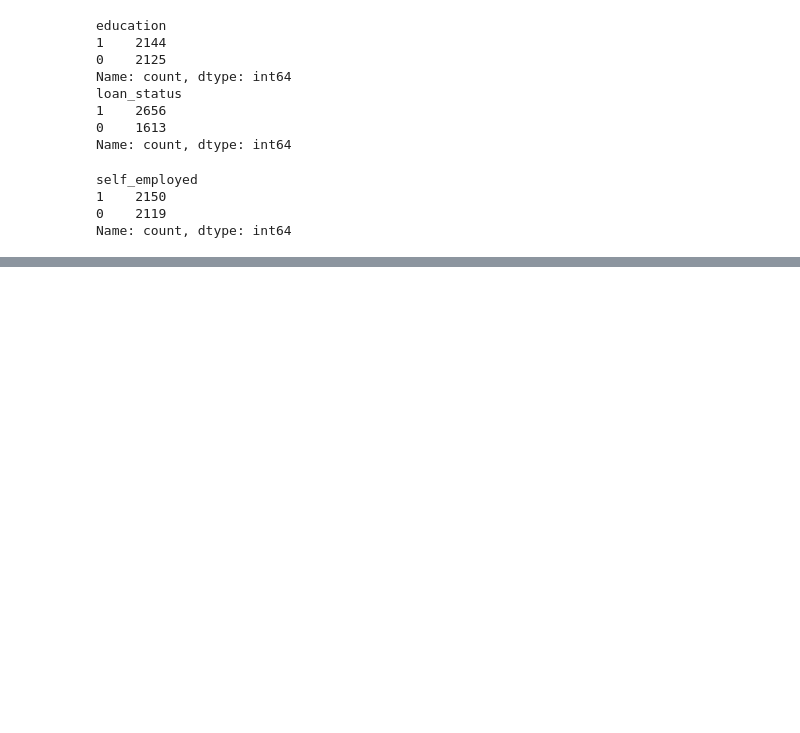
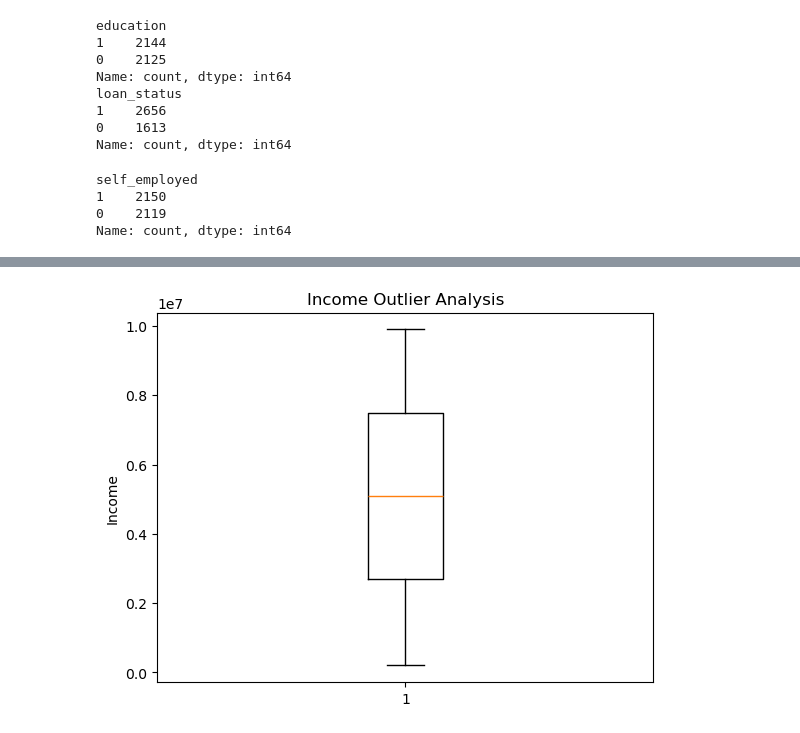
Before and after one commit to vj0246/Loan-Approval-Credit-Risk-Predictor, a Jupyter notebook: Notebooks/EDA.ipynb, the cells around one changed output, grey strips where cells are left out. Saved outputs shown, nothing was run; the diff lists cells and outputs as text; code cells hidden in the pictures; blank space fills up the shorter version.

```diff
--- a/Notebooks/EDA.ipynb
+++ b/Notebooks/EDA.ipynb
@@ -145,0 +154,7 @@ Name: count, dtype: int64
+# %%
+plt.boxplot(df['income_annum'])
+plt.ylabel('Income')
+plt.title('Income Outlier Analysis')
+plt.show()
+# %% [output]
+[figure, added]
```
Also changed, not shown: parts of 3 cells of this notebook, 6 other files.
